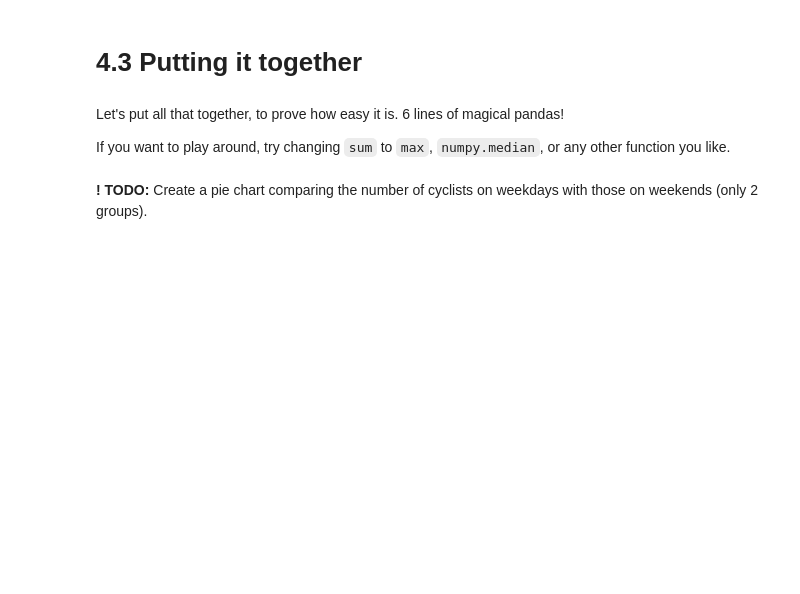
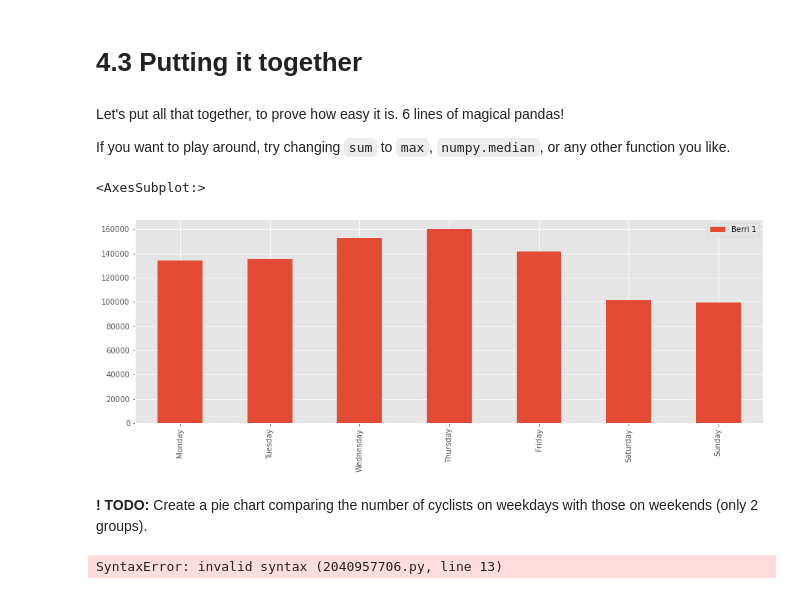
Before and after one commit to bensn131/pandas-cookbook, a Jupyter notebook: cookbook/Chapter 04 - Find out on which weekday people bike the most with groupby and aggregate.ipynb, the cells around one changed output. Drawn from its saved outputs; the diff is of its cells as text; code cells hidden in the pictures; blank space fills up the shorter version.

```diff
--- a/cookbook/Chapter 04 - Find out on which weekday people bike the most with groupby and aggregate.ipynb
+++ b/cookbook/Chapter 04 - Find out on which weekday people bike the most with groupby and aggregate.ipynb
@@ -91,22 +163,25 @@ Let's put all that together, to prove how easy it is. 6 lines of magical pandas!
 
 If you want to play around, try changing `sum` to `max`, `numpy.median`, or any other function you like.
 # %%
-bikes = pd.read_csv('../data/bikes.csv',
+bikes = pd.read_csv(PATH,
                     sep=';', encoding='latin1',
                     parse_dates=['Date'], dayfirst=True,
                     index_col='Date')
 # Add the weekday column
 berri_bikes = bikes[['Berri 1']].copy()
-berri_bikes.loc[:,'weekday'] = berri_bikes.index.weekday
+berri_bikes['weekday'] = berri_bikes.index.weekday
 
 # Add up the number of cyclists by weekday, and plot!
 weekday_counts = berri_bikes.groupby('weekday').aggregate(sum)
 weekday_counts.index = ['Monday', 'Tuesday', 'Wednesday', 'Thursday', 'Friday', 'Saturday', 'Sunday']
 weekday_counts.plot(kind='bar')
+# %% [output]
+<AxesSubplot:>
+[figure, added]
 # %% [markdown]
 **! TODO:** Create a pie chart comparing the number of cyclists on weekdays with those on weekends (only 2 groups).
 # %%
-bikes = pd.read_csv('../data/bikes.csv',
+bikes = pd.read_csv(PATH,
                     sep=';', encoding='latin1',
                     parse_dates=['Date'], dayfirst=True,
                     index_col='Date')
@@ -115,9 +190,13 @@ berri_bikes = bikes[['Berri 1']].copy()
 # get corresponding weekday entries as a Series
 weekday = berri_bikes.index.weekday
 
+## YOUR CODE STARTS HERE#
+
 # Based on the series 'weekday', create a column 'is_weekend' that indicates whether it is a weekend day or weekday.
 berri_bikes['is_weekend'] =
 
 # Add up the number of cyclists using the 'is_weekend' column, and plot!
+# %% [output]
+SyntaxError: invalid syntax (2040957706.py, line 13)
 # %%
 #Solution:
```
Also changed, not shown: parts of 14 cells of this notebook, 9 other files.
